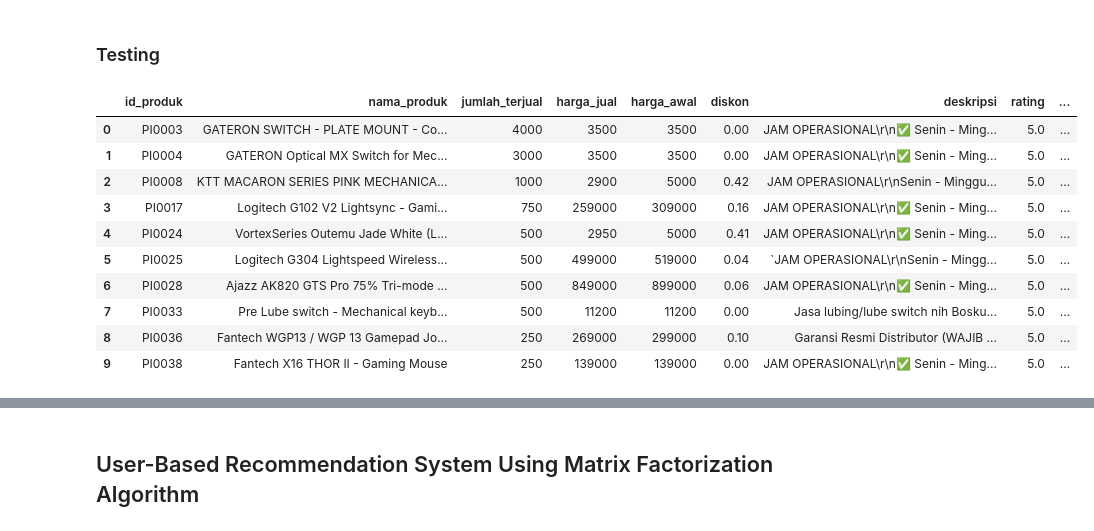
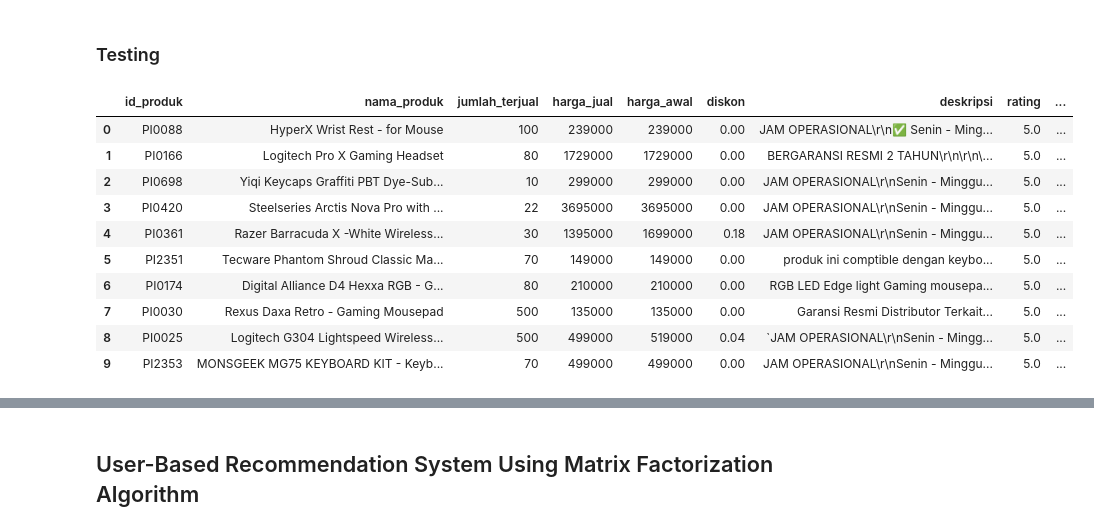
Before and after one commit to picessakresna/GoodGamingShop-Recommendation-Website, a Jupyter notebook: final-project/data-analysis/analysis-goodgamingshop1 (1).ipynb, the cells around one changed output, grey strips where cells are left out. Cells and saved outputs as stored; diff of their text form; code cells hidden in the pictures.

```diff
--- a/final-project/data-analysis/analysis-goodgamingshop1 (1).ipynb
+++ b/final-project/data-analysis/analysis-goodgamingshop1 (1).ipynb
@@ -488,8 +488,8 @@ def get_recommendations(product_ids, user_id, df_products, df_reviews, pivot_tab
 # %%
 product_ids = ['PI0088', 'PI0188']
 user_id = 'UI0008'
-recommendations = get_recommendations(product_ids, user_id, df_products, df_reviews, pivot_table, indices, cosine_sim_tfidf, num_scores, cosine_sim_cf, algo, 10)
+recommendations = get_recommendations(product_ids, user_id, df_products, df_reviews, pivot_table, indices, cosine_sim_tfidf, num_scores, cosine_sim_cf, algo, 120)
 recommendations = pd.json_normalize(recommendations)
-recommendations
+recommendations.head(10)
 # %% [output]
 |  | id_produk | nama_produk | jumlah_terjual | harga_jual | harga_awal | diskon | deskripsi | rating | ... |
@@ -572,18 +582,18 @@ def get_user_based_recommendations(user_id, df_products, pivot_table, cosine_sim
 ### Testing
 # %%
 user_id = 'UI0008'
-recommendations = get_user_based_recommendations(user_id, df_products, pivot_table, cosine_sim_cf, algo, 10)
+recommendations = get_user_based_recommendations(user_id, df_products, pivot_table, cosine_sim_cf, algo, 120)
 recommendations = pd.json_normalize(recommendations)
-recommendations
+recommendations.head(10)
 # %% [output]
 |  | id_produk | nama_produk | jumlah_terjual | harga_jual | harga_awal | diskon | deskripsi | rating | ... |
-| 0 | PI0003 | GATERON SWITCH - PLATE MOUNT - Co... | 4000 | 3500 | 3500 | 0.00 | JAM OPERASIONAL\r\n✅ Senin - Ming... | 5.0 | ... |
-| 1 | PI0004 | GATERON Optical MX Switch for Mec... | 3000 | 3500 | 3500 | 0.00 | JAM OPERASIONAL\r\n✅ Senin - Ming... | 5.0 | ... |
-| 2 | PI0008 | KTT MACARON SERIES PINK MECHANICA... | 1000 | 2900 | 5000 | 0.42 | JAM OPERASIONAL\r\nSenin - Minggu... | 5.0 | ... |
-| 3 | PI0017 | Logitech G102 V2 Lightsync - Gami... | 750 | 259000 | 309000 | 0.16 | JAM OPERASIONAL\r\n✅ Senin - Ming... | 5.0 | ... |
-| 4 | PI0024 | VortexSeries Outemu Jade White (L... | 500 | 2950 | 5000 | 0.41 | JAM OPERASIONAL\r\n✅ Senin - Ming... | 5.0 | ... |
-| 5 | PI0025 | Logitech G304 Lightspeed Wireless... | 500 | 499000 | 519000 | 0.04 | `JAM OPERASIONAL\r\nSenin - Mingg... | 5.0 | ... |
-| 6 | PI0028 | Ajazz AK820 GTS Pro 75% Tri-mode ... | 500 | 849000 | 899000 | 0.06 | JAM OPERASIONAL\r\n✅ Senin - Ming... | 5.0 | ... |
-| 7 | PI0033 | Pre Lube switch - Mechanical keyb... | 500 | 11200 | 11200 | 0.00 | Jasa lubing/lube switch nih Bosku... | 5.0 | ... |
-| 8 | PI0036 | Fantech WGP13 / WGP 13 Gamepad Jo... | 250 | 269000 | 299000 | 0.10 | Garansi Resmi Distributor (WAJIB ... | 5.0 | ... |
-| 9 | PI0038 | Fantech X16 THOR II - Gaming Mouse | 250 | 139000 | 139000 | 0.00 | JAM OPERASIONAL\r\n✅ Senin - Ming... | 5.0 | ... |
+| 0 | PI0088 | HyperX Wrist Rest - for Mouse | 100 | 239000 | 239000 | 0.00 | JAM OPERASIONAL\r\n✅ Senin - Ming... | 5.0 | ... |
+| 1 | PI0166 | Logitech Pro X Gaming Headset | 80 | 1729000 | 1729000 | 0.00 | BERGARANSI RESMI 2 TAHUN\r\n\r\n\... | 5.0 | ... |
+| 2 | PI0698 | Yiqi Keycaps Graffiti PBT Dye-Sub... | 10 | 299000 | 299000 | 0.00 | JAM OPERASIONAL\r\nSenin - Minggu... | 5.0 | ... |
+| 3 | PI0420 | Steelseries Arctis Nova Pro with ... | 22 | 3695000 | 3695000 | 0.00 | JAM OPERASIONAL\r\nSenin - Minggu... | 5.0 | ... |
+| 4 | PI0361 | Razer Barracuda X -White Wireless... | 30 | 1395000 | 1699000 | 0.18 | JAM OPERASIONAL\r\nSenin - Minggu... | 5.0 | ... |
+| 5 | PI2351 | Tecware Phantom Shroud Classic Ma... | 70 | 149000 | 149000 | 0.00 | produk ini comptible dengan keybo... | 5.0 | ... |
+| 6 | PI0174 | Digital Alliance D4 Hexxa RGB - G... | 80 | 210000 | 210000 | 0.00 | RGB LED Edge light Gaming mousepa... | 5.0 | ... |
+| 7 | PI0030 | Rexus Daxa Retro - Gaming Mousepad | 500 | 135000 | 135000 | 0.00 | Garansi Resmi Distributor Terkait... | 5.0 | ... |
+| 8 | PI0025 | Logitech G304 Lightspeed Wireless... | 500 | 499000 | 519000 | 0.04 | `JAM OPERASIONAL\r\nSenin - Mingg... | 5.0 | ... |
+| 9 | PI2353 | MONSGEEK MG75 KEYBOARD KIT - Keyb... | 70 | 499000 | 499000 | 0.00 | JAM OPERASIONAL\r\nSenin - Minggu... | 5.0 | ... |
```
Also changed, not shown: parts of 7 cells of this notebook.
